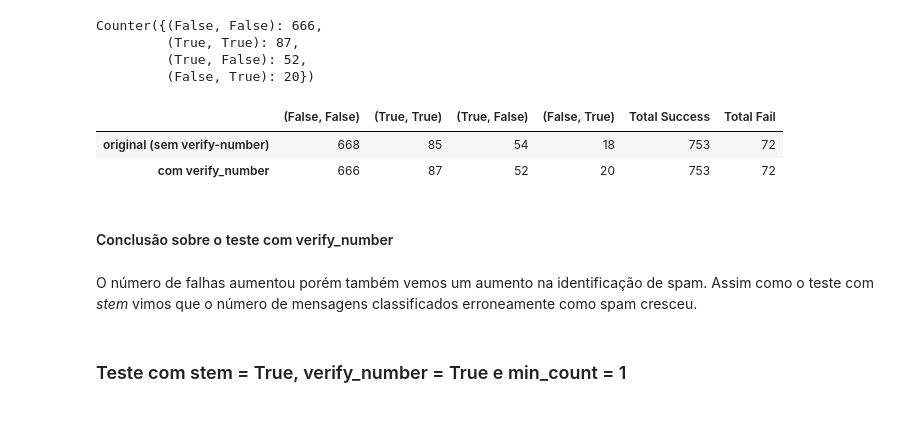
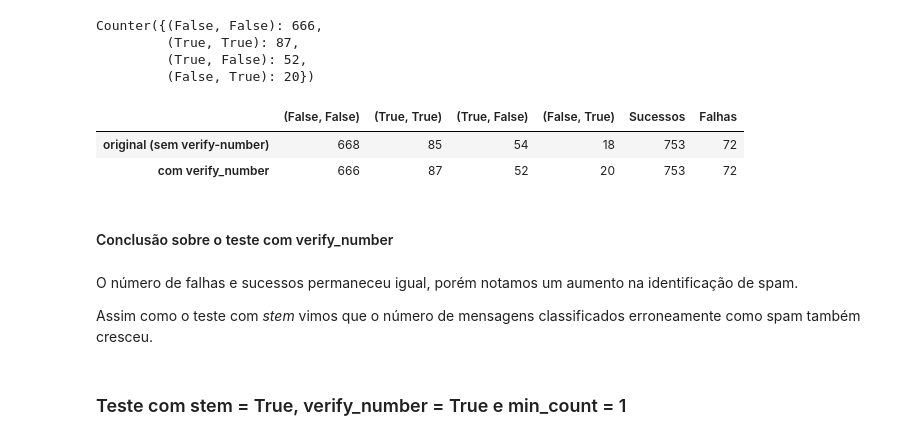
Before and after one commit to progtiago/JupyterNotebooks, a Jupyter notebook: UFPR-IAA/aplied-programing-language/Naive Bayes Implementation.ipynb, the cells around one changed output. Cells and saved outputs as stored; diff of their text form; code cells hidden in the pictures.

```diff
--- a/UFPR-IAA/aplied-programing-language/Naive Bayes Implementation.ipynb
+++ b/UFPR-IAA/aplied-programing-language/Naive Bayes Implementation.ipynb
@@ -19,5 +19,5 @@ Após isso, modifique a variável path de modo a refletir a estrutura criada.
 # %%
-path = 'naive_bayes/emails/*/*'
+path = 'files/naive_bayes/emails/*/*'
 # %% [markdown]
 ## O Código
 # %%
@@ -499,28 +499,27 @@ Counter({(False, False): 666,
          (True, False): 52,
          (False, True): 20})
 # %%
-import pandas as pd
-
 df_verify_number_test = pd.DataFrame([dict(original_result),
                                       dict(verify_number_result)],
                                       index = ['original (sem verify-number)',
                                       'com verify_number'])
 
 verify_number_test_success = df_verify_number_test[(False, False)] + df_verify_number_test[(True, True)]
 verify_number_test_fail = df_verify_number_test[(False, True)] + df_verify_number_test[(True, False)]
 
-df_verify_number_test['Total Success']= verify_number_test_success
-df_verify_number_test['Total Fail']= verify_number_test_fail
+df_verify_number_test['Sucessos']= verify_number_test_success
+df_verify_number_test['Falhas']= verify_number_test_fail
 df_verify_number_test
 # %% [output]
-|  | (False, False) | (True, True) | (True, False) | (False, True) | Total Success | Total Fail |
+|  | (False, False) | (True, True) | (True, False) | (False, True) | Sucessos | Falhas |
 | original (sem verify-number) | 668 | 85 | 54 | 18 | 753 | 72 |
 | com verify_number | 666 | 87 | 52 | 20 | 753 | 72 |
 # %% [markdown]
 #### Conclusão sobre o teste com verify_number
 # %% [markdown]
-O número de falhas aumentou porém também vemos um aumento na identificação de spam.
-Assim como o teste com *stem* vimos que o número de mensagens classificados erroneamente como spam cresceu.
+O número de falhas e sucessos permaneceu igual, porém notamos um aumento na identificação de spam.
+
+Assim como o teste com *stem* vimos que o número de mensagens classificados erroneamente como spam também cresceu.
 # %% [markdown]
 ### Teste com stem = True, verify_number = True e min_count = 1
 # %%
```
Also changed, not shown: parts of 14 cells of this notebook.
